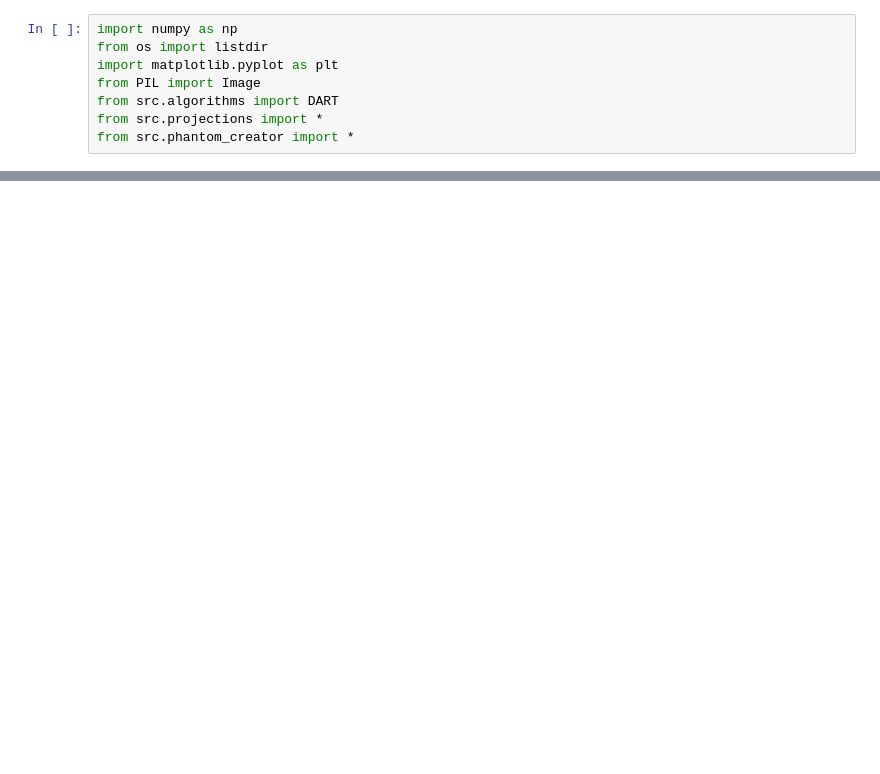
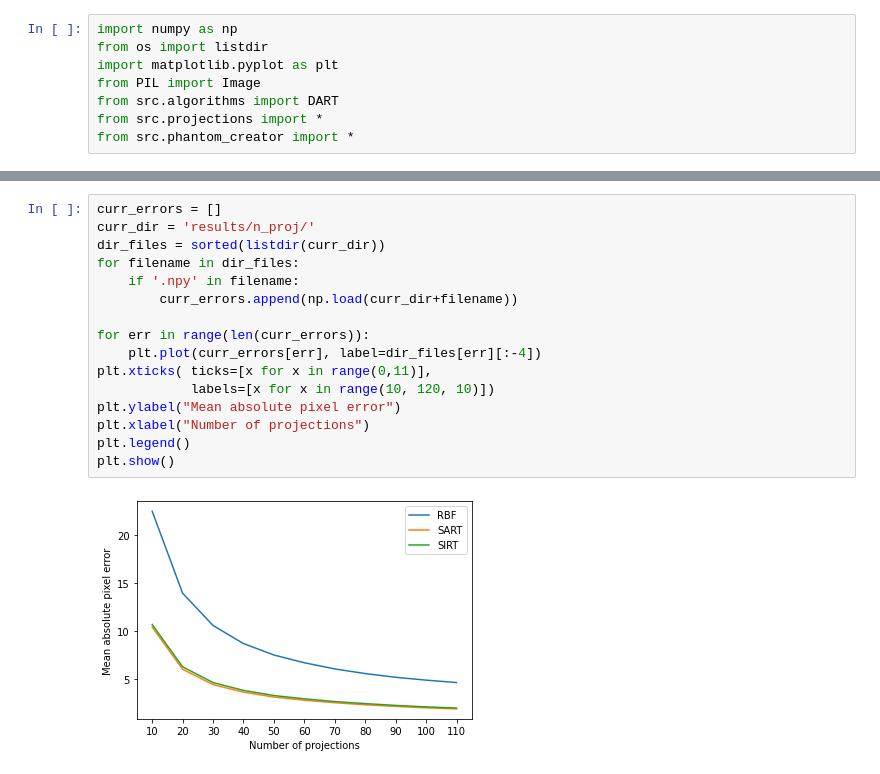
Before and after one commit to OhGreat/DART_python, a Jupyter notebook: results_visualization.ipynb, the cells around one changed output, grey strips where cells are left out. Saved outputs shown, nothing was run; the diff lists cells and outputs as text; blank space fills up the shorter version.

```diff
--- a/results_visualization.ipynb
+++ b/results_visualization.ipynb
@@ -34,0 +31,18 @@ curr_errors
+# %%
+curr_errors = []
+curr_dir = 'results/n_proj/'
+dir_files = sorted(listdir(curr_dir))
+for filename in dir_files:
+    if '.npy' in filename:
+        curr_errors.append(np.load(curr_dir+filename))
+
+for err in range(len(curr_errors)):
+    plt.plot(curr_errors[err], label=dir_files[err][:-4])
+plt.xticks( ticks=[x for x in range(0,11)],
+            labels=[x for x in range(10, 120, 10)])
+plt.ylabel("Mean absolute pixel error")
+plt.xlabel("Number of projections")
+plt.legend()
+plt.show()
+# %% [output]
+[figure, added]
```
Also changed, not shown: parts of 3 cells of this notebook, 9 other files.
